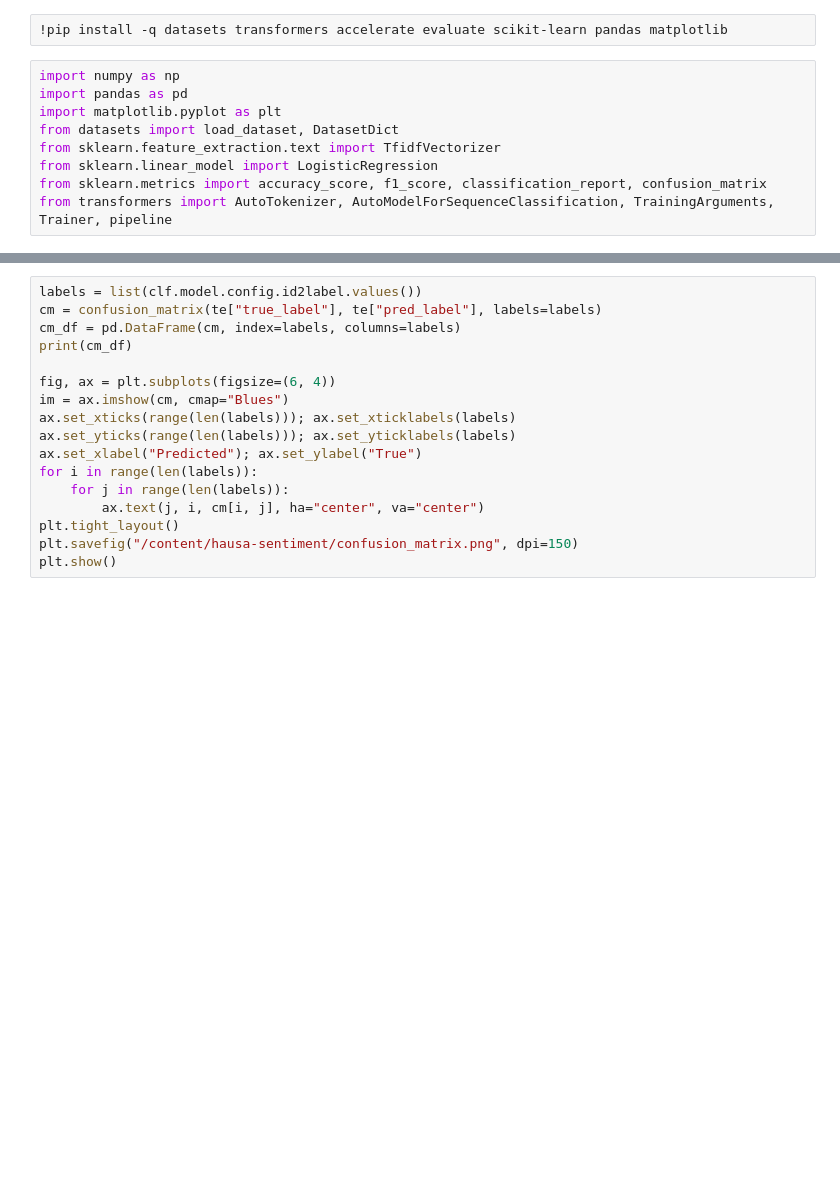
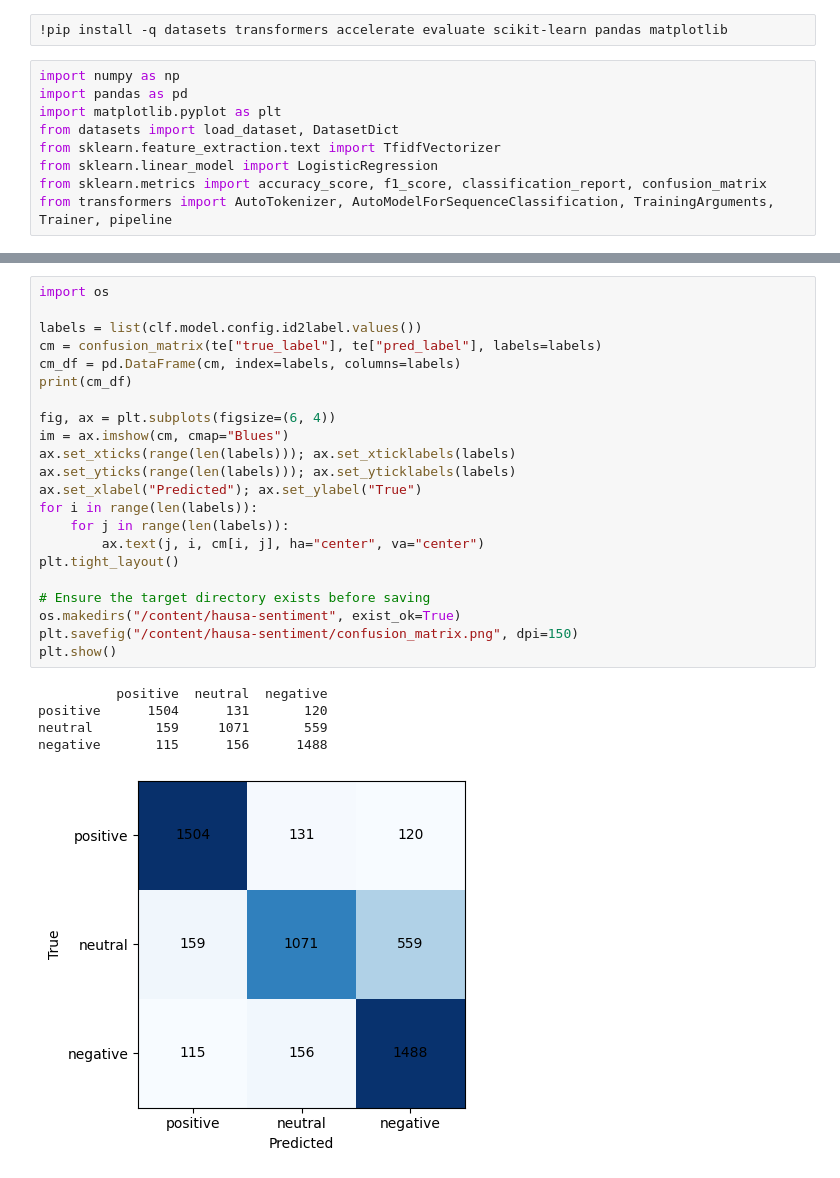
Before and after one commit to Munana122/hausa-sentiment, a Jupyter notebook: hausa_sentiment_afriberta.ipynb, the cells around one changed output, grey strips where cells are left out. Cells and saved outputs as stored; diff of their text form; blank space fills up the shorter version.

```diff
--- a/hausa_sentiment_afriberta.ipynb
+++ b/hausa_sentiment_afriberta.ipynb
@@ -173,20 +360,31 @@ print(classification_report(te["true_label"], te["pred_label"]))
 # %%
+import os
+
 labels = list(clf.model.config.id2label.values())
 cm = confusion_matrix(te["true_label"], te["pred_label"], labels=labels)
 cm_df = pd.DataFrame(cm, index=labels, columns=labels)
 print(cm_df)
 
 fig, ax = plt.subplots(figsize=(6, 4))
 im = ax.imshow(cm, cmap="Blues")
 ax.set_xticks(range(len(labels))); ax.set_xticklabels(labels)
 ax.set_yticks(range(len(labels))); ax.set_yticklabels(labels)
 ax.set_xlabel("Predicted"); ax.set_ylabel("True")
 for i in range(len(labels)):
     for j in range(len(labels)):
         ax.text(j, i, cm[i, j], ha="center", va="center")
 plt.tight_layout()
+
+# Ensure the target directory exists before saving
+os.makedirs("/content/hausa-sentiment", exist_ok=True)
 plt.savefig("/content/hausa-sentiment/confusion_matrix.png", dpi=150)
 plt.show()
+# %% [output]
+          positive  neutral  negative
+positive      1504      131       120
+neutral        159     1071       559
+negative       115      156      1488
+[figure, added]
 # %%
 errors = te[te["true_label"] != te["pred_label"]]
 correct = te[te["true_label"] == te["pred_label"]]
```
Also changed, not shown: parts of 23 cells of this notebook.
